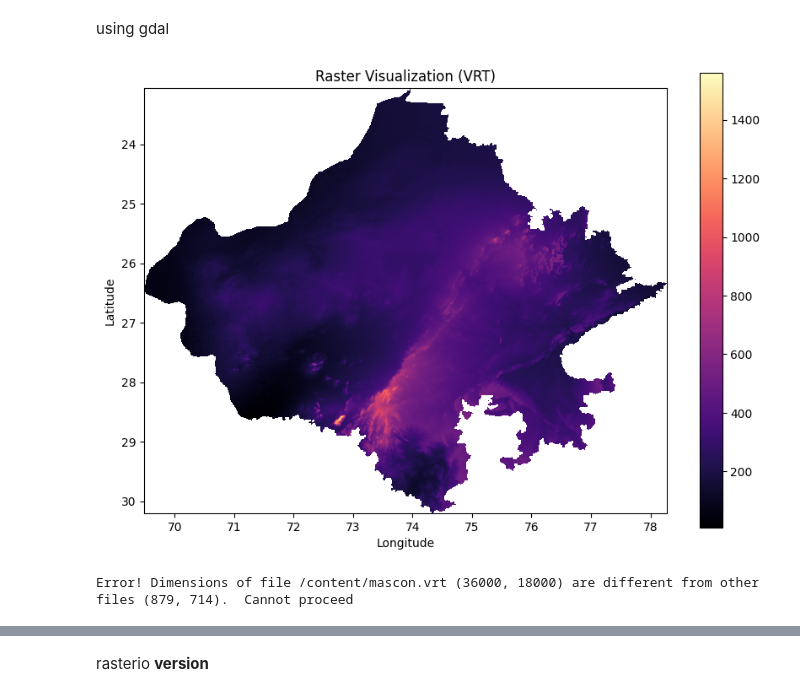
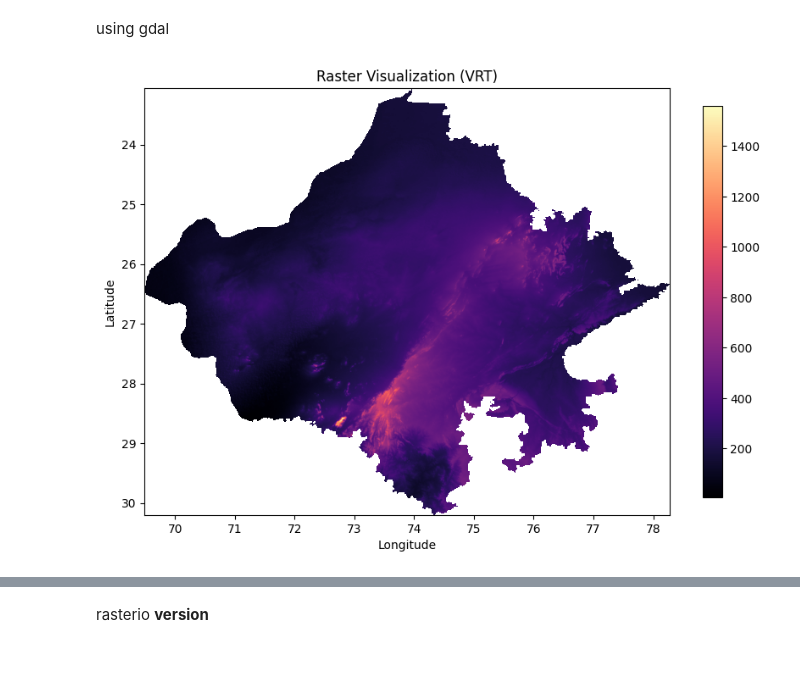
Before and after one commit to 1kaiser/Jodhpur_ecostress_LST, a Jupyter notebook: GRACE_data_processing.ipynb, the cells around one changed output, grey strips where cells are left out. Cells and saved outputs as stored; diff of their text form; code cells hidden in the pictures; blank space fills up the shorter version.

```diff
--- a/GRACE_data_processing.ipynb
+++ b/GRACE_data_processing.ipynb
@@ -340,32 +393,32 @@ vrt_raster_data = vrt_raster_band.ReadAsArray()
 mask = vrt_raster_band.GetMaskBand().ReadAsArray()
 # Create a masked array from the raster data and mask
 raster_masked = np.ma.masked_where(mask == 0, vrt_raster_data)
 
 
 # Get the spatial extent of the VRT
 vrt_geotransform = vrt_dataset.GetGeoTransform()
 vrt_xmin, vrt_ymin = vrt_geotransform[0], vrt_geotransform[3]
 vrt_xmax = vrt_xmin + vrt_geotransform[1] * vrt_dataset.RasterXSize
 vrt_ymax = vrt_ymin + vrt_geotransform[5] * vrt_dataset.RasterYSize
 
 # Plot the VRT raster using Matplotlib
 plt.figure(figsize=(10, 10))
 plt.imshow(raster_masked, cmap='magma', extent=[vrt_xmin, vrt_xmax, vrt_ymin, vrt_ymax])
 
 # Add a colorbar
-plt.colorbar(shrink=0.7)
+plt.colorbar(shrink=0.6)
 
 # Set the axis labels
 plt.xlabel('Longitude')
 plt.ylabel('Latitude')
 
 # Set the title
 plt.title('Raster Visualization (VRT)')
 
 # Display the plot
 plt.show()
 
 # Close the VRT dataset
 vrt_dataset = None
 # %% [output]
-[figure, old version]
+[figure, new version]
@@ -380,40 +424,0 @@ vrt_dataset1 = gdal.BuildVRT(vrt_path1, dataset, options=vrt_options1)
-# %%
-from osgeo import gdal
-from osgeo import ogr
-
-# Input GeoTIFF path
-input_tif_path = "/content/files/content/output/mascon_lwe_thickness_2002094_2002120.tif"
-
-# Output GeoTIFF path for the clipped image
-output_tif_path = "/content/clipped_mascon.tif"
-
-# Open the TIFF file
-tif_path = "/content/rajasthan_dem.tif"
-dataset = gdal.Open(tif_path)
-
-# Create a virtual raster (VRT) with a lower resolution
-vrt_options = gdal.BuildVRTOptions(resampleAlg='average', xRes=0.01, yRes=0.01)
-vrt_path = "/content/rajasthan_dem.vrt"
-vrt_dataset = gdal.BuildVRT(vrt_path, dataset, options=vrt_options)
-
-# Open the TIFF file
-dataset = gdal.Open(input_tif_path)
-
-# Create a virtual raster (VRT) with a lower resolution
-vrt_options1 = gdal.BuildVRTOptions(resampleAlg='average', xRes=0.01, yRes=0.01)
-vrt_path1 = "/content/mascon.vrt"
-vrt_dataset1 = gdal.BuildVRT(vrt_path1, dataset, options=vrt_options1)
-
-
-!gdal_calc.py \
-    --overwrite \
-    --type=Float32 \
-    -A /content/rajasthan_dem.vrt \
-    --A_band 1 \
-    -B /content/mascon.vrt \
-    --B_band 1 \
-    --outfile=SmallerFileB.tif \
-    --NoDataValue=0 \
-    --calc="((A.astype(float)>1)**(B.astype(float))"
-# %% [output]
-Error! Dimensions of file /content/mascon.vrt (36000, 18000) are different from other files (879, 714).  Cannot proceed
```
Also changed, not shown: parts of 8 cells of this notebook.
